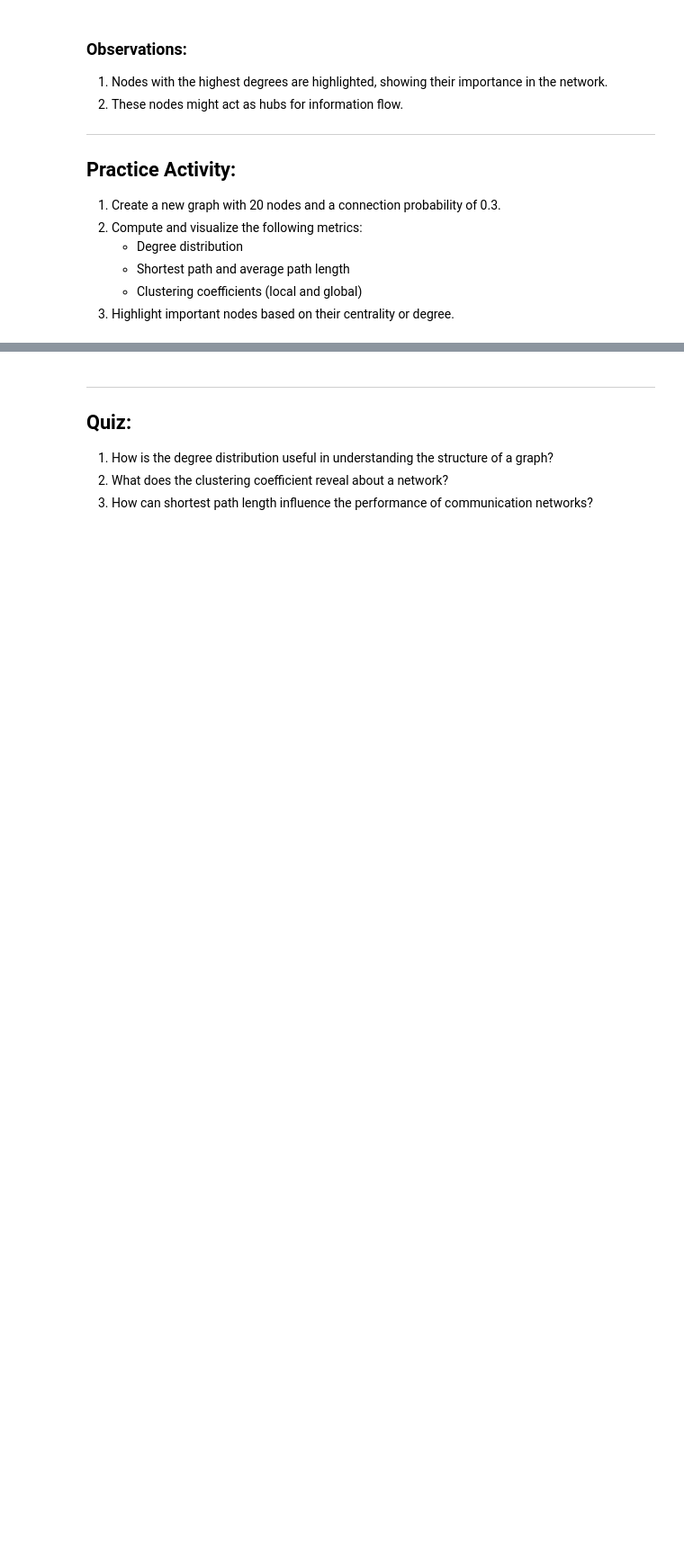
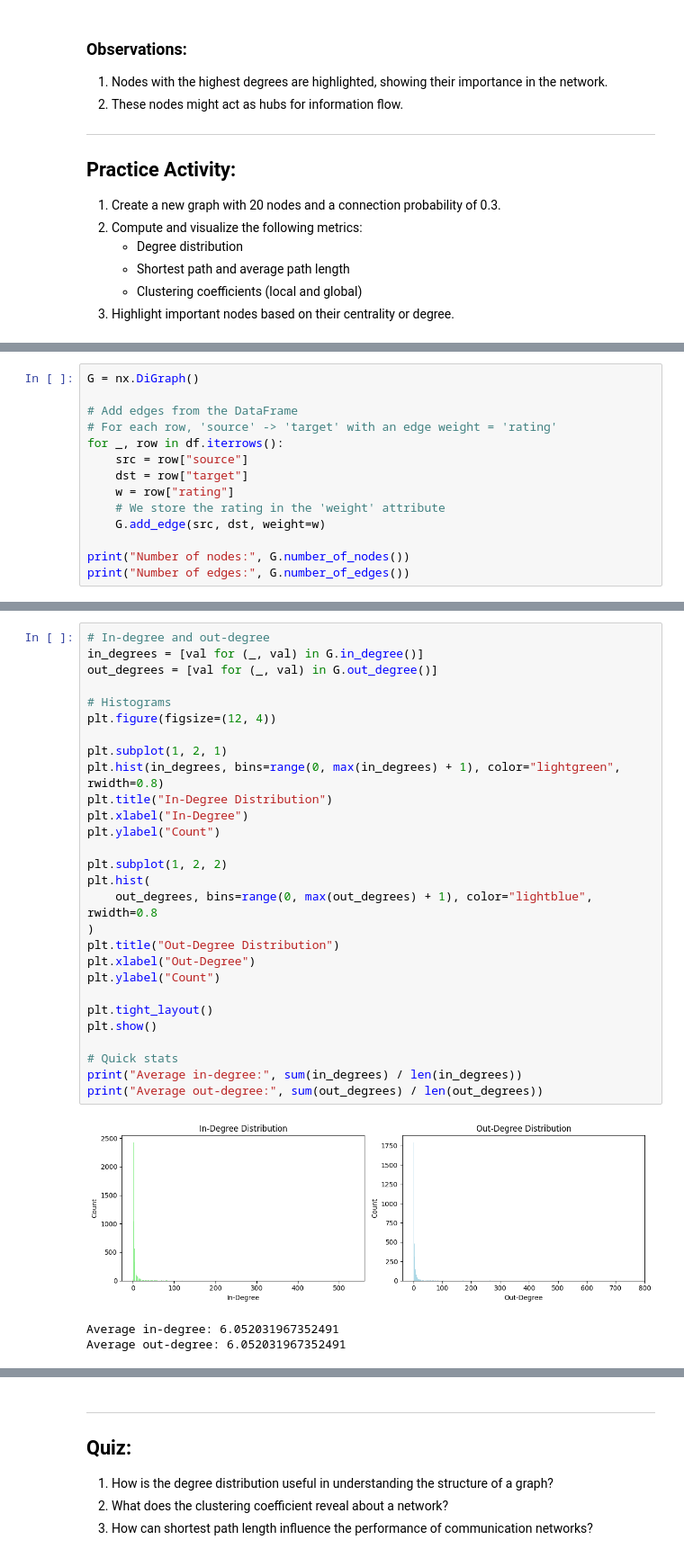
Before and after one commit to bgbg/ML-on-Graphs, a Jupyter notebook: 2_Basic_Network_Properties.ipynb, the cells around one changed output, grey strips where cells are left out. Shown at 90% size. Drawn from its saved outputs; the diff is of its cells as text; blank space fills up the shorter version.

```diff
--- a/2_Basic_Network_Properties.ipynb
+++ b/2_Basic_Network_Properties.ipynb
@@ -935,0 +1021,14 @@ plt.show()
+# %%
+G = nx.DiGraph()
+
+# Add edges from the DataFrame
+# For each row, 'source' -> 'target' with an edge weight = 'rating'
+for _, row in df.iterrows():
+    src = row["source"]
+    dst = row["target"]
+    w = row["rating"]
+    # We store the rating in the 'weight' attribute
+    G.add_edge(src, dst, weight=w)
+
+print("Number of nodes:", G.number_of_nodes())
+print("Number of edges:", G.number_of_edges())
@@ -935,0 +1047,32 @@ plt.show()
+# %%
+# In-degree and out-degree
+in_degrees = [val for (_, val) in G.in_degree()]
+out_degrees = [val for (_, val) in G.out_degree()]
+
+# Histograms
+plt.figure(figsize=(12, 4))
+
+plt.subplot(1, 2, 1)
+plt.hist(in_degrees, bins=range(0, max(in_degrees) + 1), color="lightgreen", rwidth=0.8)
+plt.title("In-Degree Distribution")
+plt.xlabel("In-Degree")
+plt.ylabel("Count")
+
+plt.subplot(1, 2, 2)
+plt.hist(
+    out_degrees, bins=range(0, max(out_degrees) + 1), color="lightblue", rwidth=0.8
+)
+plt.title("Out-Degree Distribution")
+plt.xlabel("Out-Degree")
+plt.ylabel("Count")
+
+plt.tight_layout()
+plt.show()
+
+# Quick stats
+print("Average in-degree:", sum(in_degrees) / len(in_degrees))
+print("Average out-degree:", sum(out_degrees) / len(out_degrees))
+# %% [output]
+[figure, added]
+Average in-degree: 6.052031967352491
+Average out-degree: 6.052031967352491
```
Also changed, not shown: parts of 29 cells of this notebook.
